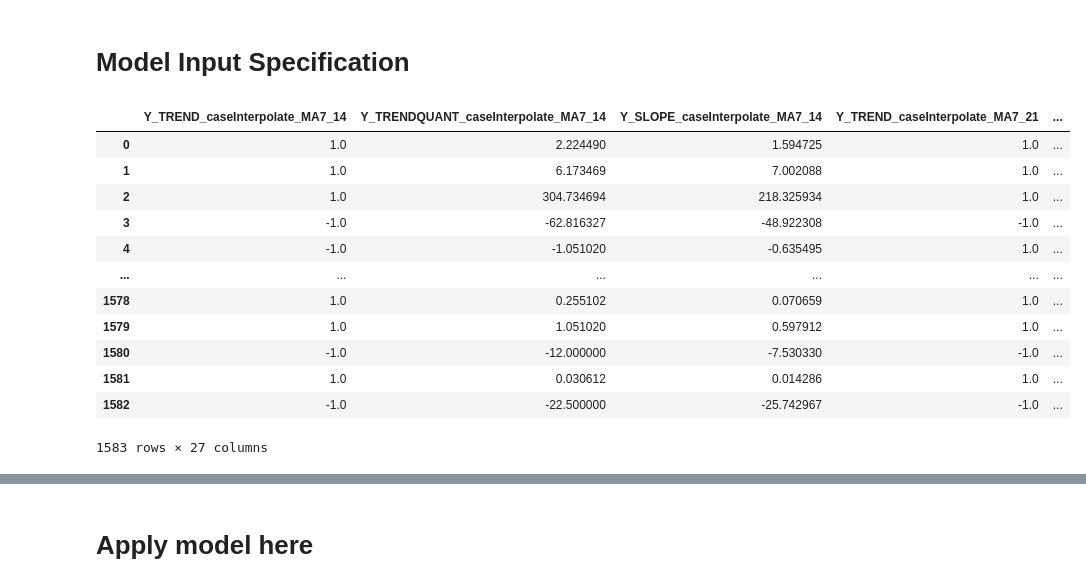
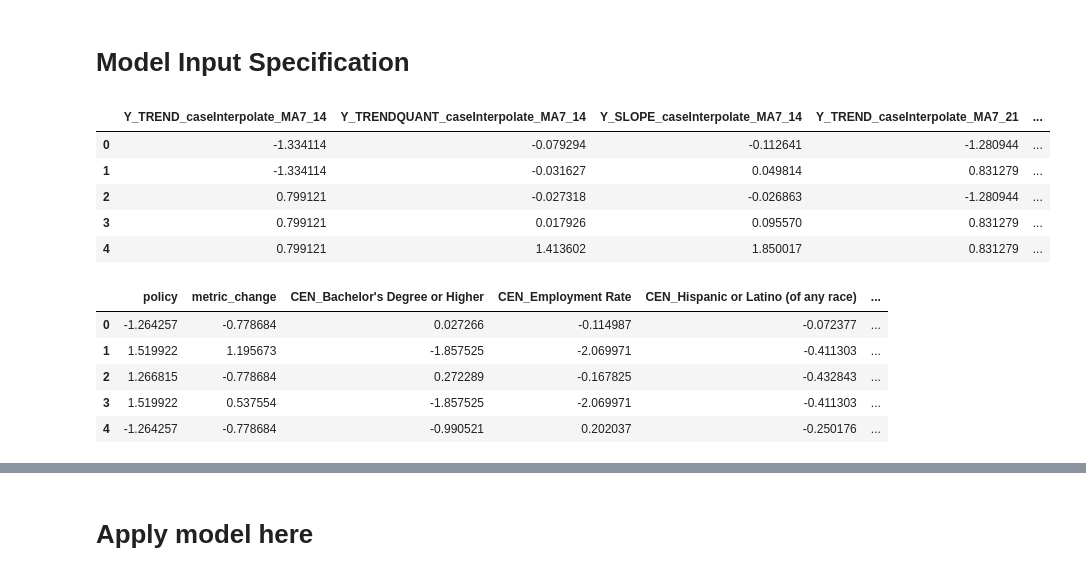
Before and after one commit to tigboatnc/Covid-Policy-Effectiveness, a Jupyter notebook: notebooks/model1.ipynb, the cells around one changed output, grey strips where cells are left out. Cells and saved outputs as stored; diff of their text form; code cells hidden in the pictures.

```diff
--- a/notebooks/model1.ipynb
+++ b/notebooks/model1.ipynb
@@ -105,19 +127,18 @@ See the caveats in the documentation: https://pandas.pydata.org/pandas-docs/stab
 # %%
-y
+y.head()
 # %% [output]
 |  | Y_TREND_caseInterpolate_MA7_14 | Y_TRENDQUANT_caseInterpolate_MA7_14 | Y_SLOPE_caseInterpolate_MA7_14 | Y_TREND_caseInterpolate_MA7_21 | ... |
-| 0 | 1.0 | 2.224490 | 1.594725 | 1.0 | ... |
-| 1 | 1.0 | 6.173469 | 7.002088 | 1.0 | ... |
-| 2 | 1.0 | 304.734694 | 218.325934 | 1.0 | ... |
-| 3 | -1.0 | -62.816327 | -48.922308 | -1.0 | ... |
-| 4 | -1.0 | -1.051020 | -0.635495 | 1.0 | ... |
-| ... | ... | ... | ... | ... | ... |
-| 1578 | 1.0 | 0.255102 | 0.070659 | 1.0 | ... |
-| 1579 | 1.0 | 1.051020 | 0.597912 | 1.0 | ... |
-| 1580 | -1.0 | -12.000000 | -7.530330 | -1.0 | ... |
-| 1581 | 1.0 | 0.030612 | 0.014286 | 1.0 | ... |
-| 1582 | -1.0 | -22.500000 | -25.742967 | -1.0 | ... |
+| 0 | -1.334114 | -0.079294 | -0.112641 | -1.280944 | ... |
+| 1 | -1.334114 | -0.031627 | 0.049814 | 0.831279 | ... |
+| 2 | 0.799121 | -0.027318 | -0.026863 | -1.280944 | ... |
+| 3 | 0.799121 | 0.017926 | 0.095570 | 0.831279 | ... |
+| 4 | 0.799121 | 1.413602 | 1.850017 | 0.831279 | ... |
-1583 rows × 27 columns
 # %%
-X = X.apply(zscore)
-y = y.apply(zscore)
+X.head()
+# %% [output]
+|  | policy | metric_change | CEN_Bachelor's Degree or Higher | CEN_Employment Rate | CEN_Hispanic or Latino (of any race) | ... |
+| 0 | -1.264257 | -0.778684 | 0.027266 | -0.114987 | -0.072377 | ... |
+| 1 | 1.519922 | 1.195673 | -1.857525 | -2.069971 | -0.411303 | ... |
+| 2 | 1.266815 | -0.778684 | 0.272289 | -0.167825 | -0.432843 | ... |
+| 3 | 1.519922 | 0.537554 | -1.857525 | -2.069971 | -0.411303 | ... |
+| 4 | -1.264257 | -0.778684 | -0.990521 | 0.202037 | -0.250176 | ... |
```
Also changed, not shown: parts of 33 cells of this notebook, 19 other files.
